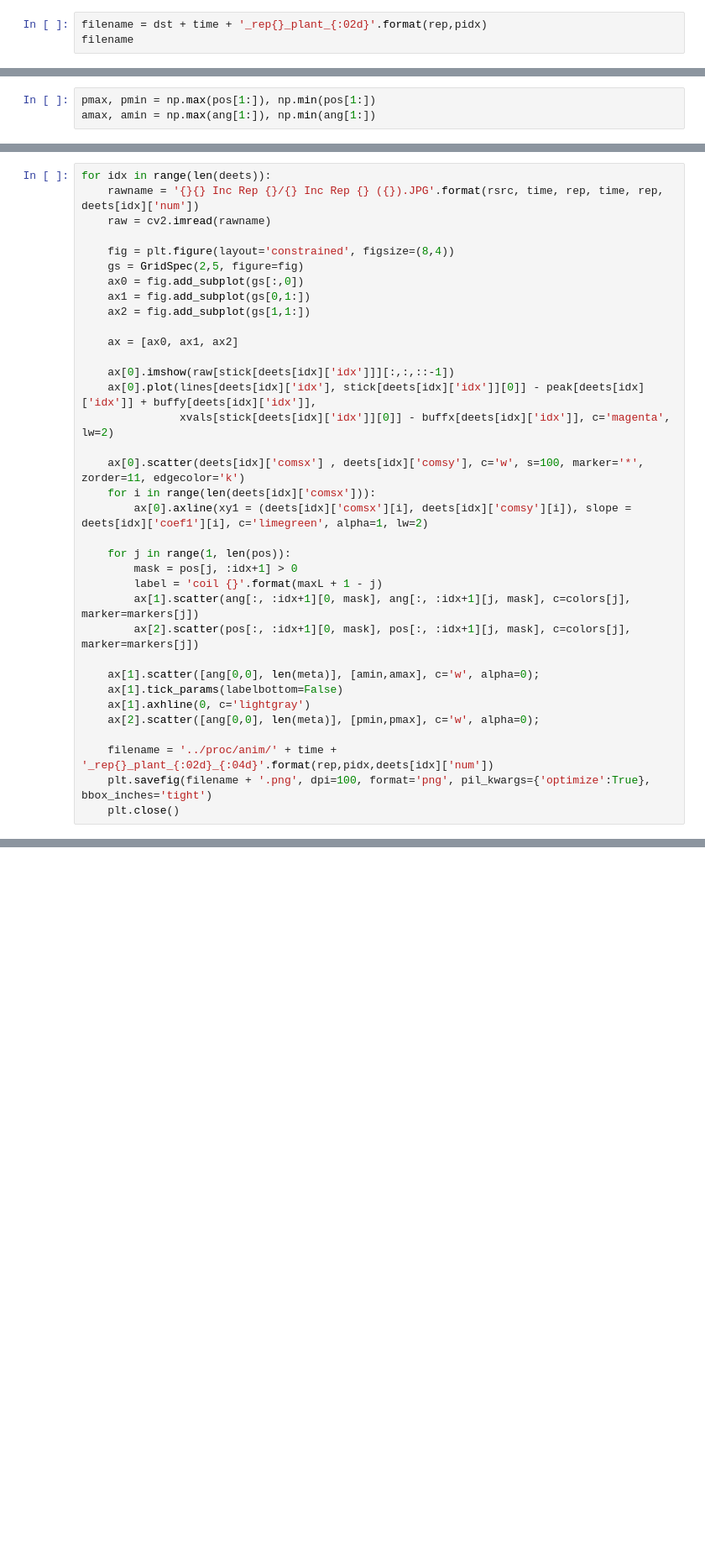
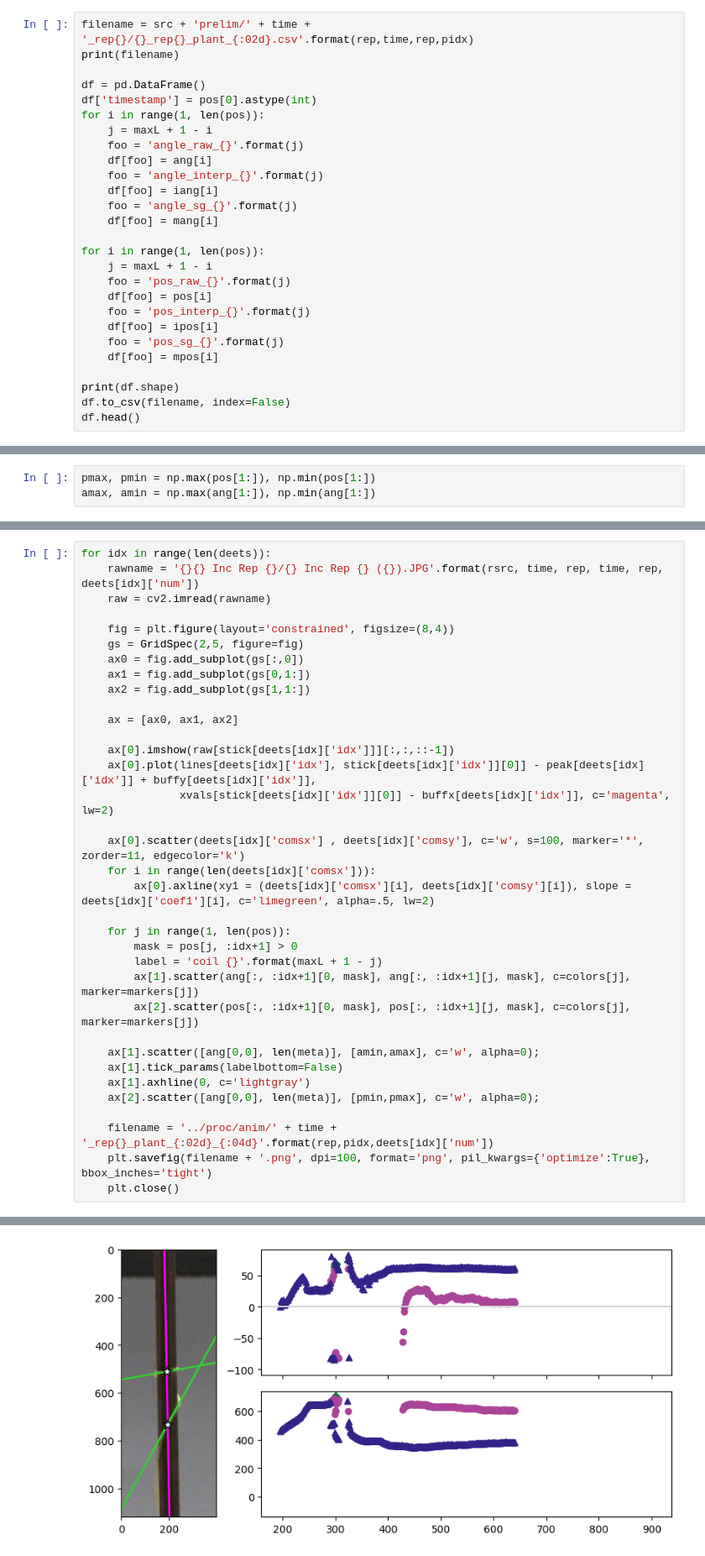
Before and after one commit to ejamezquita/cuscuta, a Jupyter notebook: jupyter/02_angle_tiff-Copy1.ipynb, the cells around one changed output, grey strips where cells are left out. Shown at 84% size. Drawn from its saved outputs; the diff is of its cells as text; blank space fills up the shorter version.

```diff
--- a/jupyter/02_angle_tiff-Copy1.ipynb
+++ b/jupyter/02_angle_tiff-Copy1.ipynb
@@ -282,4 +420,28 @@ filename = dst + time + '_rep{}_plant_{:02d}'.format(rep,pidx)
 # %%
-filename = dst + time + '_rep{}_plant_{:02d}'.format(rep,pidx)
-filename
+filename = src + 'prelim/' + time + '_rep{}/{}_rep{}_plant_{:02d}.csv'.format(rep,time,rep,pidx)
+print(filename)
+
+df = pd.DataFrame()
+df['timestamp'] = pos[0].astype(int)
+for i in range(1, len(pos)):
+    j = maxL + 1 - i
+    foo = 'angle_raw_{}'.format(j)
+    df[foo] = ang[i]
+    foo = 'angle_interp_{}'.format(j)
+    df[foo] = iang[i]
+    foo = 'angle_sg_{}'.format(j)
+    df[foo] = mang[i]
+
+for i in range(1, len(pos)):
+    j = maxL + 1 - i
+    foo = 'pos_raw_{}'.format(j)
+    df[foo] = pos[i]
+    foo = 'pos_interp_{}'.format(j)
+    df[foo] = ipos[i]
+    foo = 'pos_sg_{}'.format(j)
+    df[foo] = mpos[i]
+
+print(df.shape)
+df.to_csv(filename, index=False)
+df.head()
 # %% [output]
@@ -318,7 +487,7 @@ for idx in range(len(deets)):
 
     ax[0].scatter(deets[idx]['comsx'] , deets[idx]['comsy'], c='w', s=100, marker='*', zorder=11, edgecolor='k')
     for i in range(len(deets[idx]['comsx'])):
-        ax[0].axline(xy1 = (deets[idx]['comsx'][i], deets[idx]['comsy'][i]), slope = deets[idx]['coef1'][i], c='limegreen', alpha=1, lw=2)
+        ax[0].axline(xy1 = (deets[idx]['comsx'][i], deets[idx]['comsy'][i]), slope = deets[idx]['coef1'][i], c='limegreen', alpha=.5, lw=2)
 
     for j in range(1, len(pos)):
         mask = pos[j, :idx+1] > 0
@@ -334,3 +503,4 @@ for idx in range(len(deets)):
     filename = '../proc/anim/' + time + '_rep{}_plant_{:02d}_{:04d}'.format(rep,pidx,deets[idx]['num'])
     plt.savefig(filename + '.png', dpi=100, format='png', pil_kwargs={'optimize':True}, bbox_inches='tight')
     plt.close()
+# %% [output]
@@ -336,0 +508 @@ for idx in range(len(deets)):
+[figure, added]
```
Also changed, not shown: parts of 21 cells of this notebook, 1 other file.
